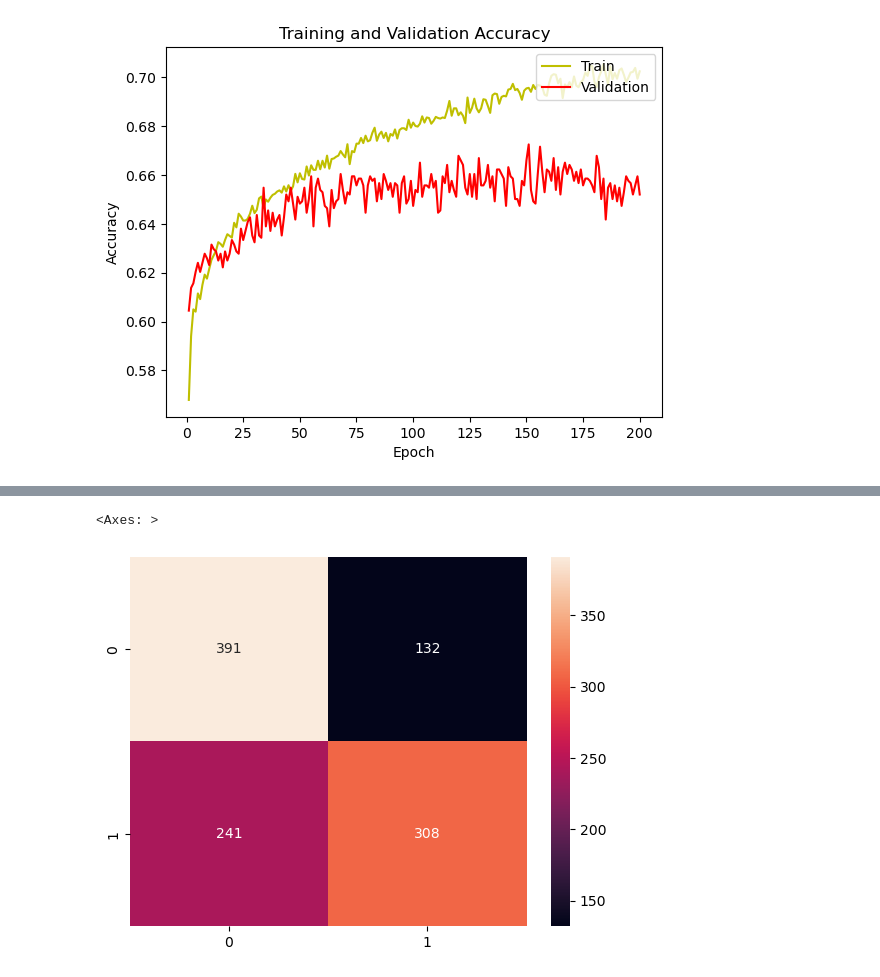
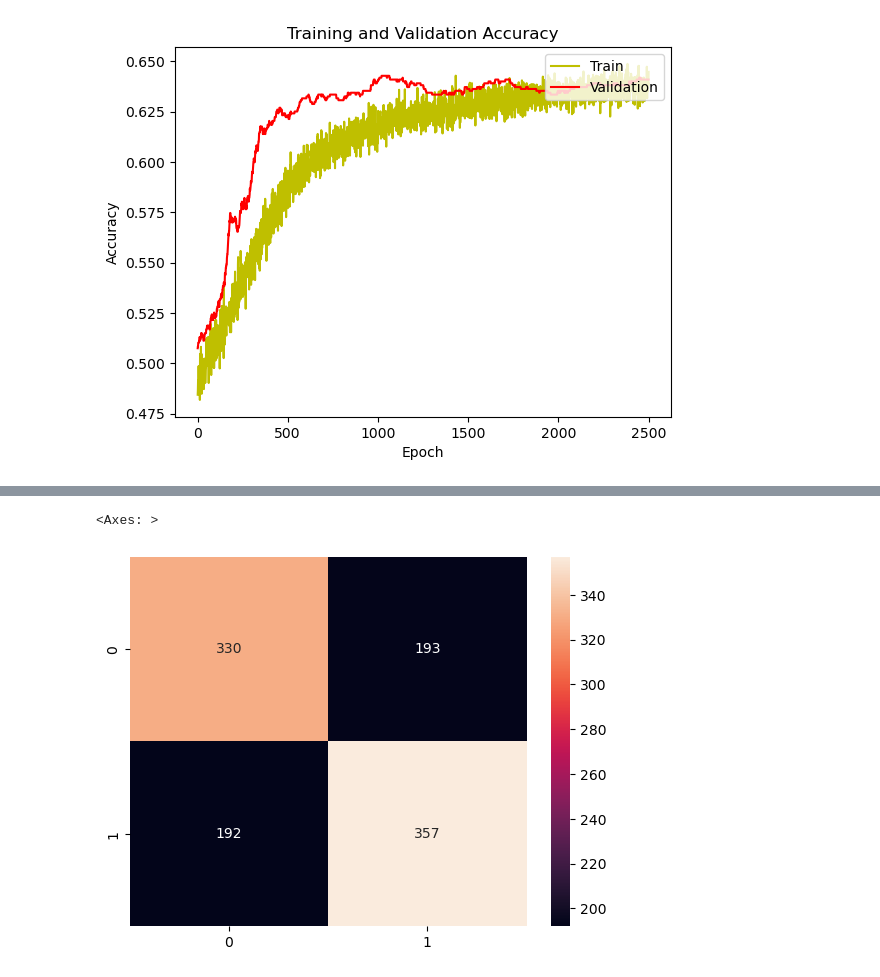
Before and after one commit to Logan-Kelsch/-ES-NN-test1, a Jupyter notebook: NN/NN_Classificaiton.ipynb, the cells around one changed output, grey strips where cells are left out. Drawn from its saved outputs; the diff is of its cells as text; code cells hidden in the pictures.

```diff
--- a/NN/NN_Classificaiton.ipynb
+++ b/NN/NN_Classificaiton.ipynb
@@ -38,13 +38,13 @@ data = data.drop(columns='fullTime')
 #data = data.drop(columns='s15')
 #data = data.drop(columns='s30')
 #data = data.drop(columns='s60')
-data = data.drop(columns='ToD')
-data = data.drop(columns='perc30')
-data = data.drop(columns='perc60')
+#data = data.drop(columns='ToD')
+#data = data.drop(columns='perc30')
+#data = data.drop(columns='perc60')
 data = data.drop(columns='percD') # causing problems
 #data = data.drop(columns='RSI')
 #data = data.drop(columns='Wpercent')
-data = data.drop(columns='acc')
+#data = data.drop(columns='acc')
 
 #TEMP DROP PRE-DUAL-OUTPUT NN
 
@@ -82,11 +82,19 @@ print('ins -\t',inRows.index.size,'\ninsMatch -\t',\
 
 optData = pd.concat([NinRows, inRowsMatch],axis=0)
 
+percIn = inRowsMatch.size/optData.size
+percNin = NinRows.size/optData.size
+weight_for_0 = percIn
+weight_for_1 = percNin
+cw = {0: weight_for_1, 1: weight_for_0}
 
+print("PERCENT & WEIGHTS:\nINS\t-\t",percIn*100," %\nNon-INS\t-\t",percNin*100," %",sep='')
 
 print("OCCURANCES IN RAW DATA FOR ", Yfeatures, ": ", sep='')
 unique, counts = np.unique(optData.iloc[:, -1].values, return_counts=True)
 print(dict(zip(unique,counts)))
+
+
 
 #PROCESS THE DATA-------------------------------------------------------
 
@@ -113,12 +121,17 @@ X_train, X_test, y_train, y_test = train_test_split(X, y, test_size=0.2, random_
 #BUILD THE NEURAL NETWORK MODEL-------------------------------------------------------
 
 
-opt1 = SGD(learning_rate=0.1)
+opt1 = SGD(learning_rate=0.0001)
 opt2  = tf.keras.optimizers.Adam(clipnorm=0.7)
 
 def build_model():
     model = tf.keras.Sequential([
-        tf.keras.layers.Dense(128, input_dim=10, activation='relu'),
+        tf.keras.layers.Dense(512, input_dim=14, activation='relu'),
+        tf.keras.layers.Dropout(0.2),
+        tf.keras.layers.Dense(512, activation='relu'),
+        tf.keras.layers.Dropout(0.2),
+        tf.keras.layers.Dense(256, activation='relu'),
+        tf.keras.layers.Dropout(0.2),
         tf.keras.layers.Dense(1, activation='sigmoid')
     ])
 
@@ -129,14 +142,10 @@ def build_model():
 
 #TRAIN THE MODEL WITH CUSTOMIZABLE EPOCHS-------------------------------------------------------
 
-epochs = 200
-
-weight_for_0 = 0.5
-weight_for_1 = 0.5
-cw = {0: weight_for_0, 1: weight_for_1}
+epochs = 2500
 
 model = build_model()
-history = model.fit(X_train, y_train, epochs=epochs, validation_split=0.2,\
+history = model.fit(X_train, y_train, epochs=epochs, validation_split=0.25,\
                     shuffle=True, verbose=1, validation_data=(X_test, y_test),\
                     class_weight=cw)
 
@@ -217 +229 @@ Accuracy =  65.20522236824036 %
-[figure, old version]
+[figure, new version]
@@ -219,5 +231,5 @@ Accuracy =  65.20522236824036 %
 <Axes: >
-[figure, old version]
+[figure, new version]
 # %%
 ''' Testing outputs for model (placed here so we don't have to retrain)'''
 preds = model.predict(X_train)
```
Also changed, not shown: parts of 2 cells of this notebook, 2 other files.
